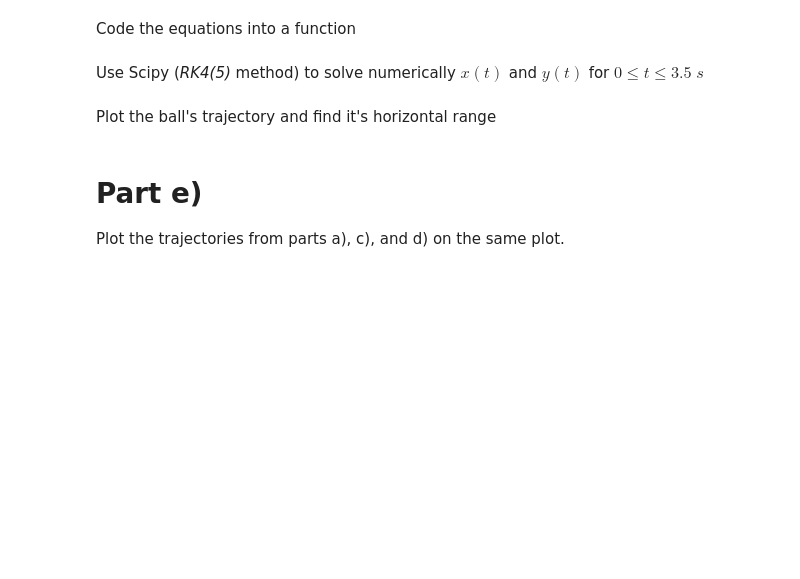
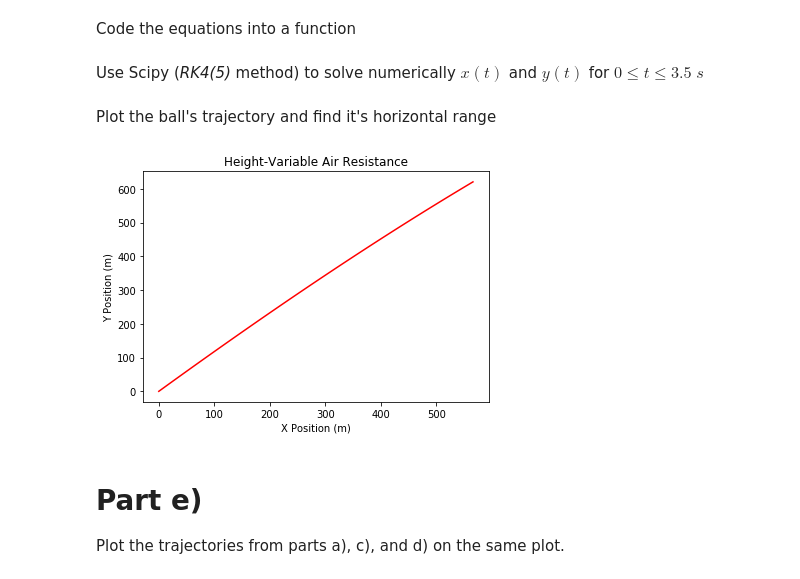
Before and after one commit to JasonB-hub/Phys-3511-Fall2020, a Jupyter notebook: Module03/Projectile_Motion_Assignment.ipynb, the cells around one changed output. Saved outputs shown, nothing was run; the diff lists cells and outputs as text; code cells hidden in the pictures; blank space fills up the shorter version.

```diff
--- a/Module03/Projectile_Motion_Assignment.ipynb
+++ b/Module03/Projectile_Motion_Assignment.ipynb
@@ -160,2 +180,4 @@ Use Scipy (*RK4(5)* method) to solve numerically $x(t)$ and $y(t)$ for $0\le t \
+# %%
+sol_RK45vary = integrate.solve_ivp(proj_call(m,cy),(t0,tf),conditions,method='RK45', t_eval=t)
 # %% [markdown]
 Plot the ball's trajectory and find it's horizontal range
@@ -164,3 +184,13 @@ Plot the ball's trajectory and find it's horizontal range
+# %%
+SCvary = plt.figure('Scipy RK4 Method Height-Variable Air Resistance')
+Varyaxes = SCvary.add_axes([0.15,0.1,0.8,0.8])
+Varyaxes.set_xlabel('X Position (m)')
+Varyaxes.set_ylabel('Y Position (m)')
+Varyaxes.set_title('Height-Variable Air Resistance')
+Varyaxes.errorbar(sol_RK45vary.y[0],sol_RK45vary.y[2],fmt='r-')
+plt.show()
+# %% [output]
+[figure, added]
 # %% [markdown]
 # Part e)
 
```
Also changed, not shown: parts of 12 cells of this notebook, 1 other file.
